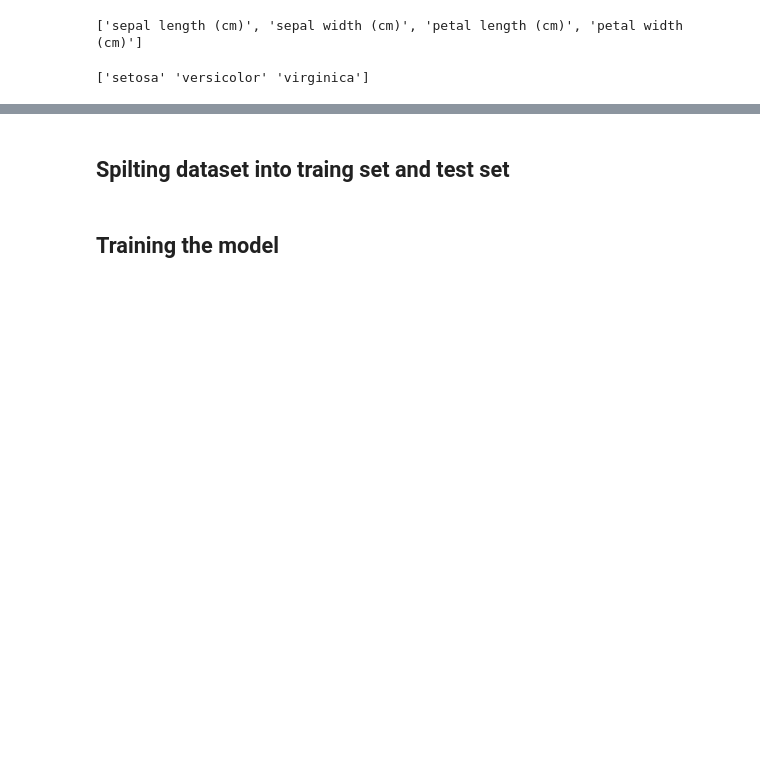
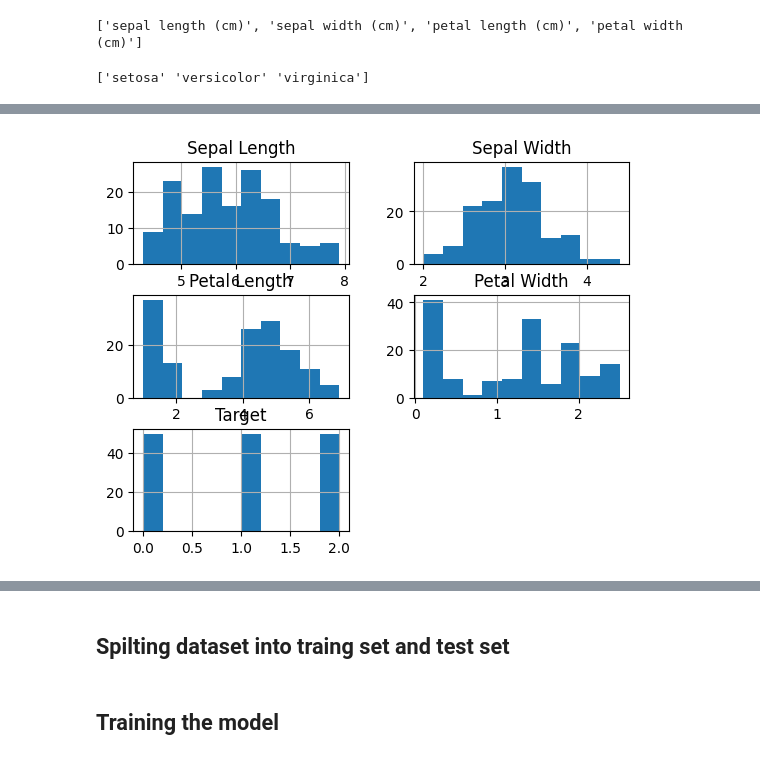
Before and after one commit to MahdiMashayekhi-AI/Machine-Learning-Projects, a Jupyter notebook: Iris-Classification-Project/Iris_Classification_Project.ipynb, the cells around one changed output, grey strips where cells are left out. Saved outputs shown, nothing was run; the diff lists cells and outputs as text; code cells hidden in the pictures; blank space fills up the shorter version.

```diff
--- a/Iris-Classification-Project/Iris_Classification_Project.ipynb
+++ b/Iris-Classification-Project/Iris_Classification_Project.ipynb
@@ -48,0 +98,5 @@ print(dataset.target_names)
+# %%
+df.hist()
+plt.show()
+# %% [output]
+[figure, added]
```
Also changed, not shown: parts of 18 cells of this notebook, 1 other file.
